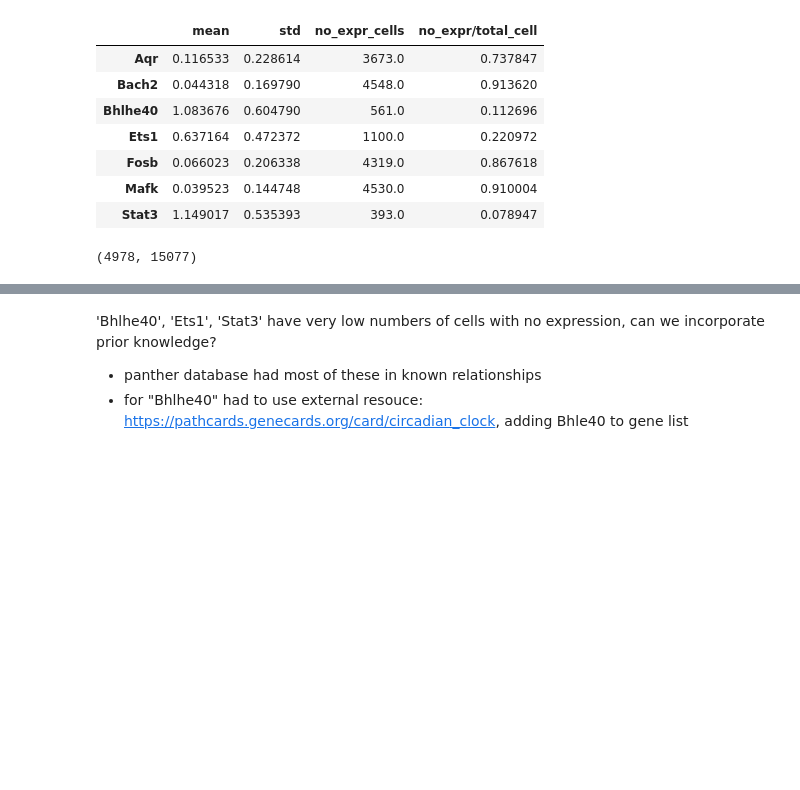
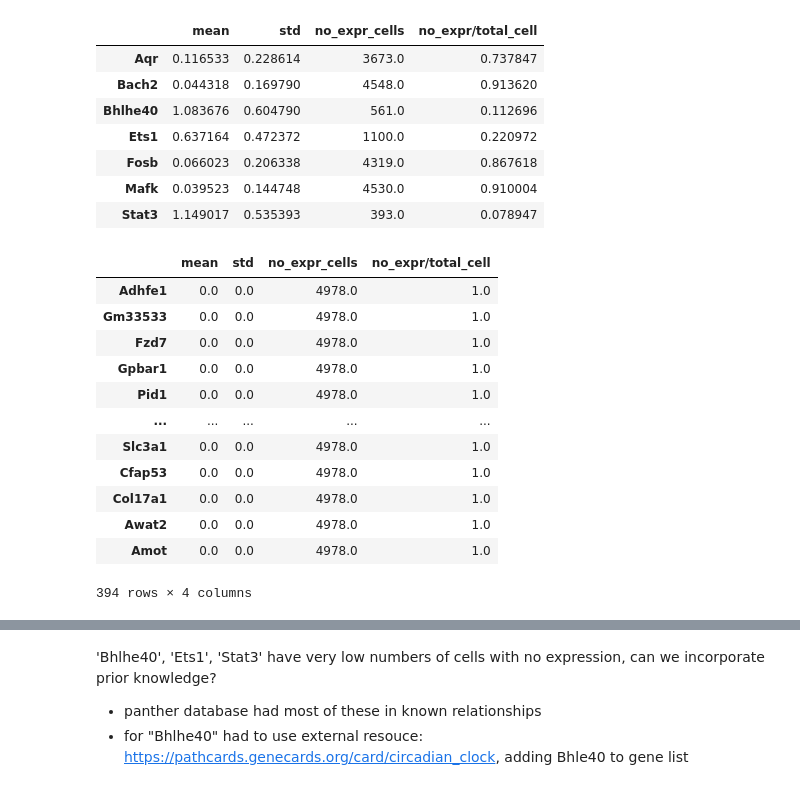
Before and after one commit to amandakhoo/CIDS2023, a Jupyter notebook: EDA.ipynb, the cells around one changed output, grey strips where cells are left out. Cells and saved outputs as stored; diff of their text form; code cells hidden in the pictures; blank space fills up the shorter version.

```diff
--- a/EDA.ipynb
+++ b/EDA.ipynb
@@ -222,7 +222,42 @@ df_sum
 | Fosb | 0.066023 | 0.206338 | 4319.0 | 0.867618 |
 | Mafk | 0.039523 | 0.144748 | 4530.0 | 0.910004 |
 | Stat3 | 1.149017 | 0.535393 | 393.0 | 0.078947 |
-# %%
-df_unpert.shape
-# %% [output]
-(4978, 15077)
+# %%
+def gene_of_interest(df, gene_list):
+    means = []
+    columns = []
+    stds = []
+    counts = []
+    mean = df.mean()
+    std = df.std()
+    for p in gene_list:
+        if sum(df.columns.str.contains(p)) > 0 : #only continue if the gene of interest exists
+            columns.append(p)
+            means.append(mean[p])
+            stds.append(std[p])
+            count = df[[p]][df[p] == 0].count()[0]
+            counts.append(count)
+
+    df_sum = pd.DataFrame([means,stds,counts], columns = columns, index = ['mean', 'std', 'no_expr_cells']).T
+    df_sum['no_expr/total_cell'] = df_sum['no_expr_cells']/df_unpert.shape[0]
+    return df_sum
+# %%
+df_sum_all = gene_of_interest(df_unpert, df_unpert.columns)
+df_sum_all.to_csv('./data/expression_summary_unperturb.csv') #save the dataset
+#takes a while, maybe should make faster and not use for loop lol?
+# %%
+df_sum_all[df_sum_all['mean'] == 0] #all the cells with no expression across all unperturbed cells
+# %% [output]
+|  | mean | std | no_expr_cells | no_expr/total_cell |
+| Adhfe1 | 0.0 | 0.0 | 4978.0 | 1.0 |
+| Gm33533 | 0.0 | 0.0 | 4978.0 | 1.0 |
+| Fzd7 | 0.0 | 0.0 | 4978.0 | 1.0 |
+| Gpbar1 | 0.0 | 0.0 | 4978.0 | 1.0 |
+| Pid1 | 0.0 | 0.0 | 4978.0 | 1.0 |
+| ... | ... | ... | ... | ... |
+| Slc3a1 | 0.0 | 0.0 | 4978.0 | 1.0 |
+| Cfap53 | 0.0 | 0.0 | 4978.0 | 1.0 |
+| Col17a1 | 0.0 | 0.0 | 4978.0 | 1.0 |
+| Awat2 | 0.0 | 0.0 | 4978.0 | 1.0 |
+| Amot | 0.0 | 0.0 | 4978.0 | 1.0 |
+394 rows × 4 columns
```
Also changed, not shown: parts of 3 cells of this notebook, 1 other file.
